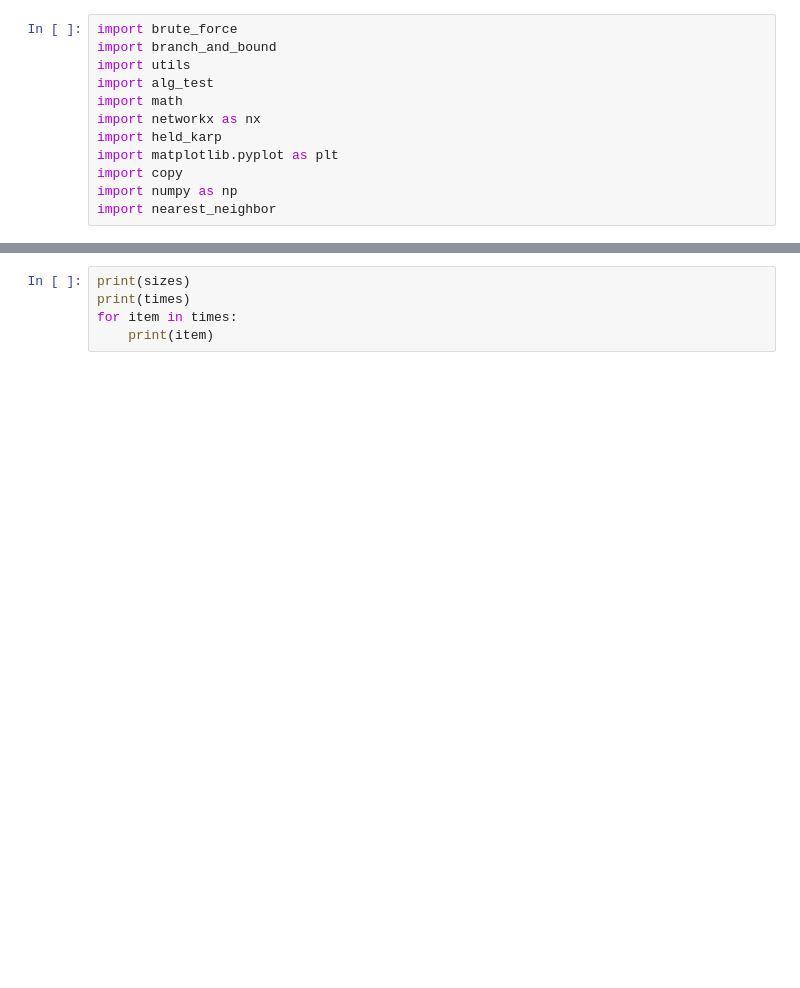
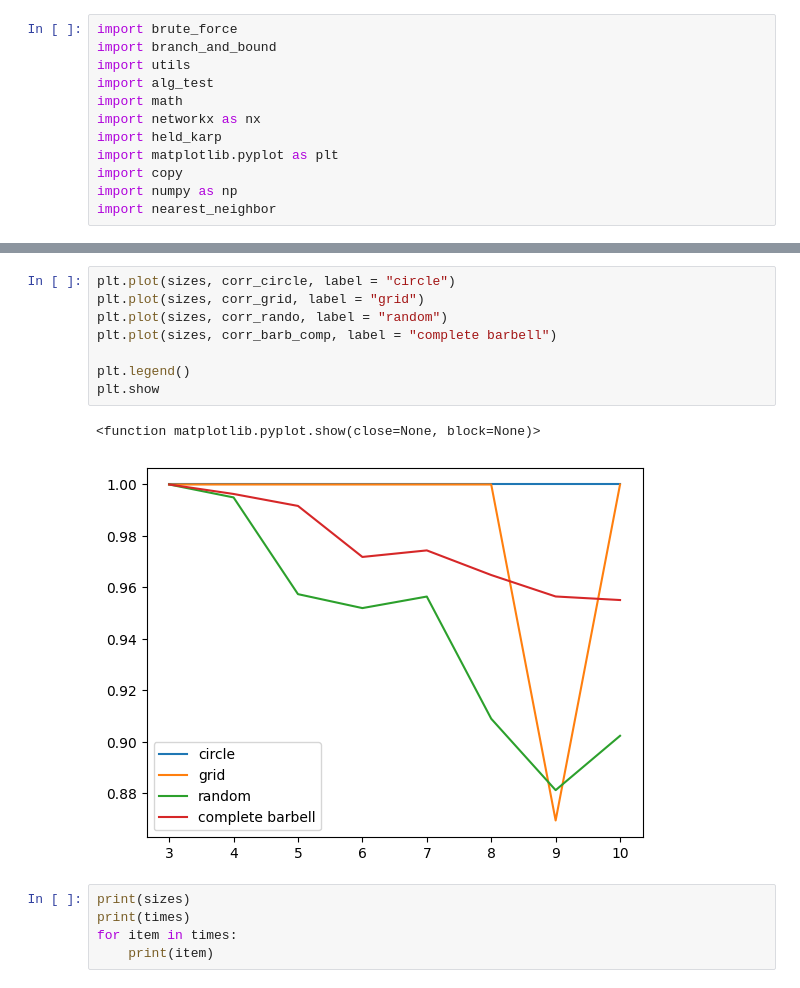
Before and after one commit to olincollege/directed-salesman, a Jupyter notebook: algorithm_testing.ipynb, the cells around one changed output, grey strips where cells are left out. Cells and saved outputs as stored; diff of their text form; blank space fills up the shorter version.

```diff
--- a/algorithm_testing.ipynb
+++ b/algorithm_testing.ipynb
@@ -37,3 +56,14 @@ plt.plot(sizes, times)
+# %%
+plt.plot(sizes, corr_circle, label = "circle")
+plt.plot(sizes, corr_grid, label = "grid")
+plt.plot(sizes, corr_rando, label = "random")
+plt.plot(sizes, corr_barb_comp, label = "complete barbell")
+
+plt.legend()
+plt.show
+# %% [output]
+<function matplotlib.pyplot.show(close=None, block=None)>
+[figure, added]
 # %%
 print(sizes)
 print(times)
```
Also changed, not shown: parts of 3 cells of this notebook, 1 other file.
